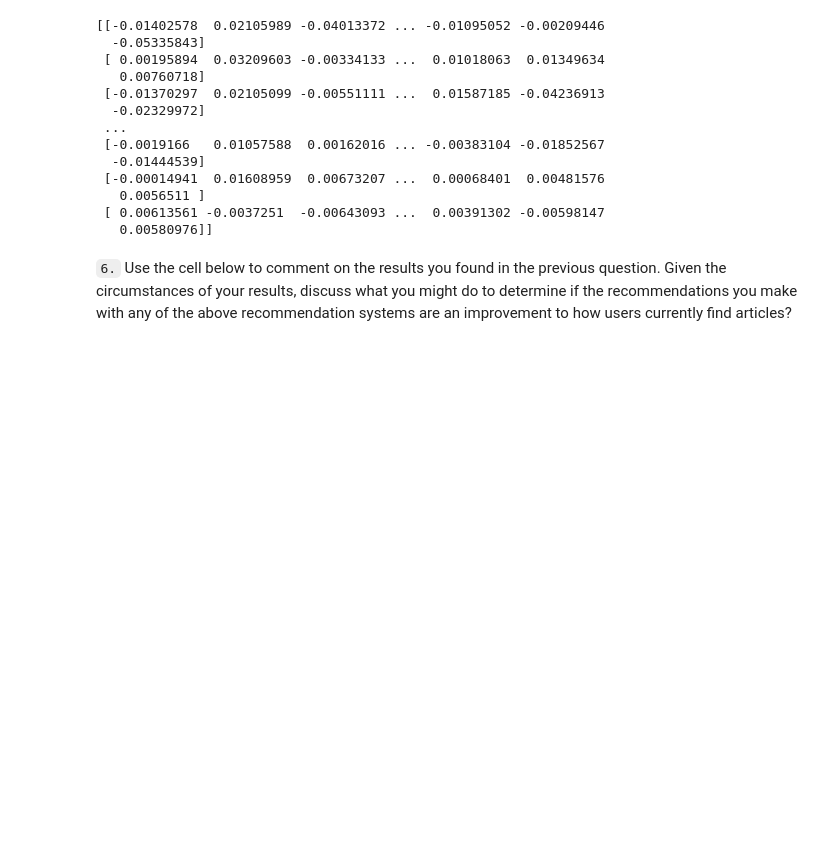
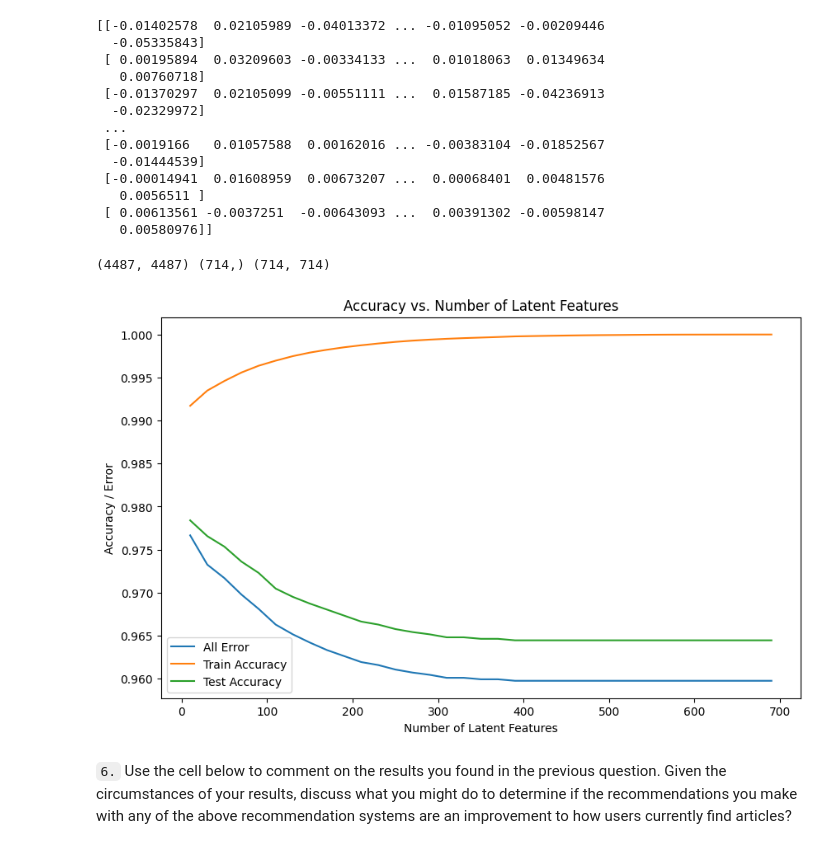
Before and after one commit to fmcgh/UdaRecommendationsWithIBM, a Jupyter notebook: Recommendations_with_IBM.ipynb, the cells around one changed output. Drawn from its saved outputs; the diff is of its cells as text; code cells hidden in the pictures; blank space fills up the shorter version.

Commit message:
added missing items per submission feedback

```diff
--- a/Recommendations_with_IBM.ipynb
+++ b/Recommendations_with_IBM.ipynb
@@ -793,6 +809,62 @@ print(user_item_est)
    0.0056511 ]
  [ 0.00613561 -0.0037251  -0.00643093 ...  0.00391302 -0.00598147
    0.00580976]]
+# %%
+U_tr, S_tr, VT_tr = np.linalg.svd(user_item_train)
+print(U_tr.shape, S_tr.shape, VT_tr.shape)
+
+common_users = user_item_train.index.intersection(user_item_test.index)
+common_items = user_item_train.columns.intersection(user_item_test.columns)
+
+U_test = U_tr[np.isin(user_item_train.index, common_users), :]
+VT_test = VT_tr[:, np.isin(user_item_train.columns, common_items)]
+
+test_sub = user_item_test.loc[common_users, common_items]
+
+latent_feats = np.arange(10, 710, 20)
+
+all_errs = []
+train_accs = []
+test_accs = []
+
+for k in latent_feats:
+    # Build k-feature approximations for training SVD
+    S_k = np.diag(S_tr[:k])
+    U_k = U_tr[:, :k]
+    VT_k = VT_tr[:k, :]
+
+    # Build corresponding test predictions using aligned matrices
+    U_test_k = U_test[:, :k]
+    VT_test_k = VT_test[:k, :]
+
+    # Reconstruct training predictions and test predictions
+    train_pred = np.around(np.dot(np.dot(U_k, S_k), VT_k))
+    test_pred = np.around(np.dot(np.dot(U_test_k, S_k), VT_test_k))
+
+    # Compute "All Error" on the test subset as a simple error metric:
+    tot_elems = test_sub.shape[0] * test_sub.shape[1]
+    error_all = 1 - ((np.sum(test_pred) + test_sub.values.sum()) / tot_elems)
+    all_errs.append(error_all)
+
+    # Calculate accuracy for train and test
+    train_acc = accuracy_score(user_item_train.values.flatten(), train_pred.flatten())
+    test_acc = accuracy_score(test_sub.values.flatten(), test_pred.flatten())
+
+    train_accs.append(train_acc)
+    test_accs.append(test_acc)
+
+plt.figure(figsize=(10,6))
+plt.plot(latent_feats, all_errs, label='All Error')
+plt.plot(latent_feats, train_accs, label='Train Accuracy')
+plt.plot(latent_feats, test_accs, label='Test Accuracy')
+plt.xlabel('Number of Latent Features')
+plt.ylabel('Accuracy / Error')
+plt.title('Accuracy vs. Number of Latent Features')
+plt.legend()
+plt.show()
+# %% [output]
+(4487, 4487) (714,) (714, 714)
+[figure, added]
 # %% [markdown]
 `6.` Use the cell below to comment on the results you found in the previous question. Given the circumstances of your results, discuss what you might do to determine if the recommendations you make with any of the above recommendation systems are an improvement to how users currently find articles?
 # %% [markdown]
```
Also changed, not shown: parts of 11 cells of this notebook.
